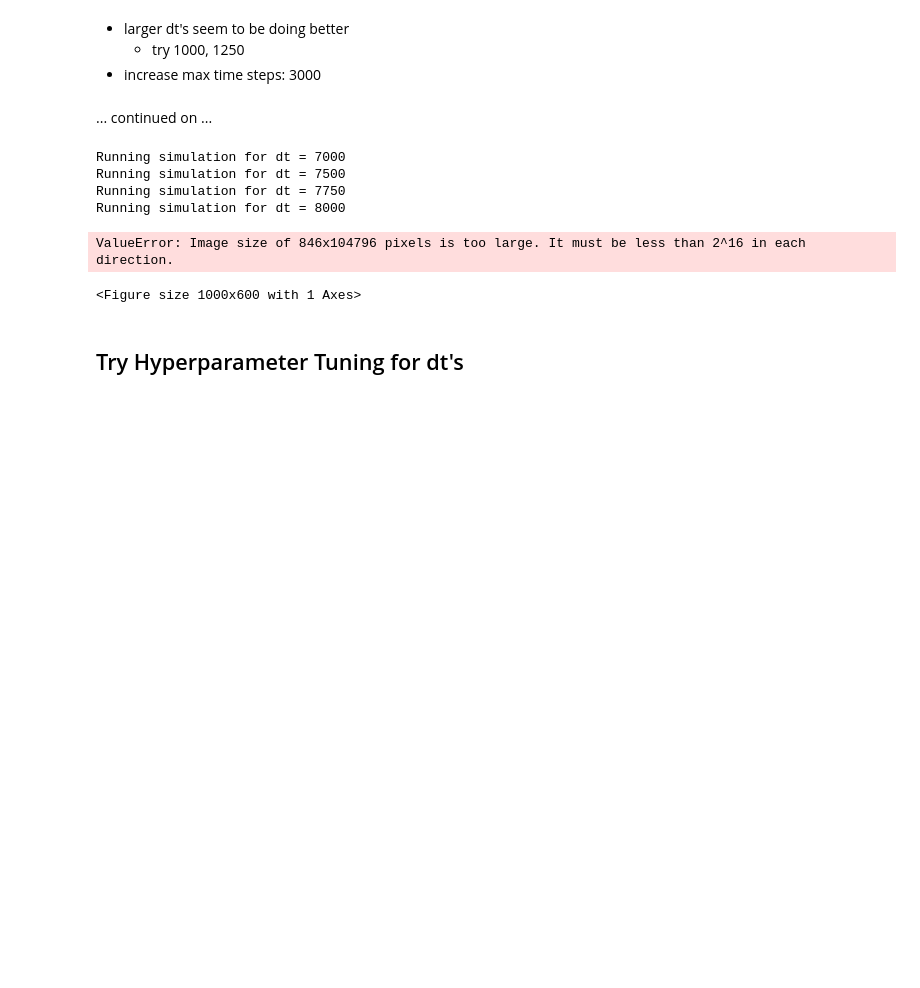
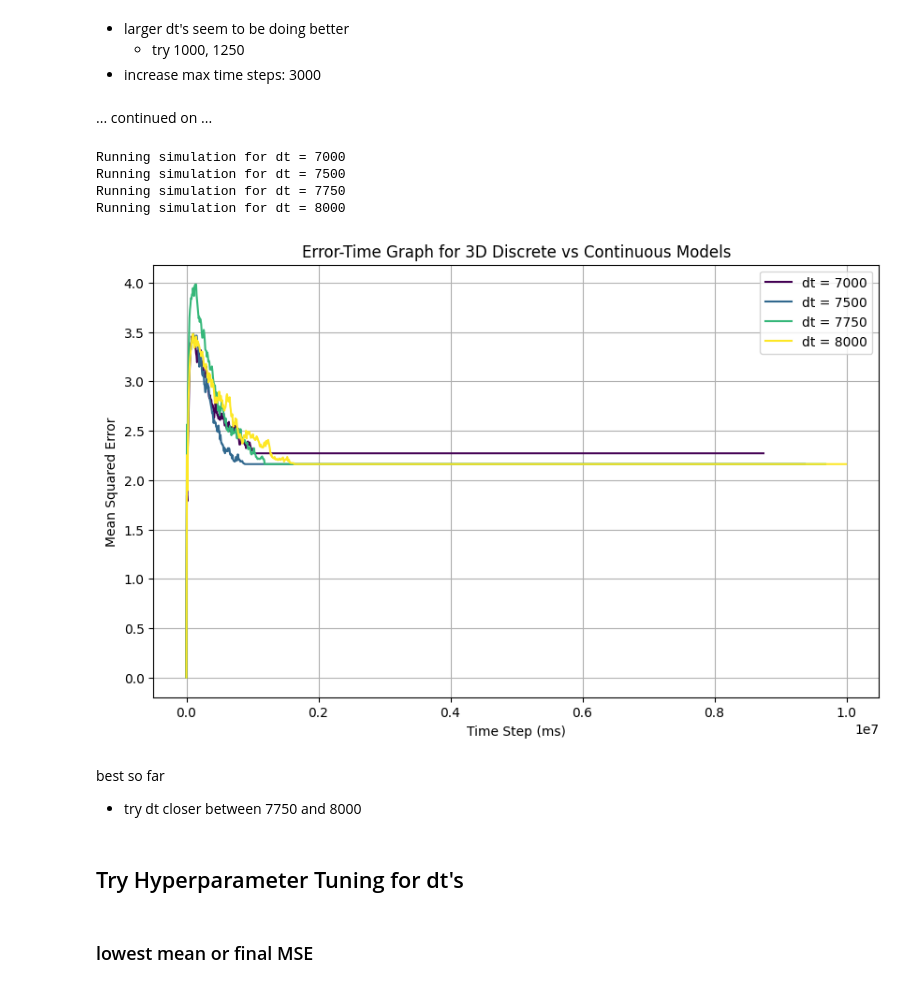
Before and after one commit to bchan42/abm_frost, a Jupyter notebook: combined_models/final3D.ipynb, the cells around one changed output. Cells and saved outputs as stored; diff of their text form; code cells hidden in the pictures; blank space fills up the shorter version.

```diff
--- a/combined_models/final3D.ipynb
+++ b/combined_models/final3D.ipynb
@@ -178,36 +189,46 @@ ValueError: Image size of 846x209518 pixels is too large. It must be less than 2
 # %% [markdown]
 ... continued on ...
 # %%
-# run simulations for multiple dt values
 dts = [7000, 7500, 7750, 8000]
 max_time_steps = 1250
 results = {}
 
+# run simulations for multiple dt values
 for dt in dts:
     print(f"Running simulation for dt = {dt}")
-    results[dt] = run_simulation(dt, max_time_steps=max_time_steps)
+    x_vals, errors = run_simulation(dt, max_time_steps=max_time_steps)
 
-# Plot error-time graph
+    # store results
+    results[dt] = {
+        'x_vals': x_vals,
+        'errors': errors
+    }
+
+# plot error-time graph
 plt.figure(figsize=(10, 6))
-viridis_colors = plt.cm.viridis(np.linspace(0, 1, len(dts)))  # viridis color map
-for i, (dt, errors) in enumerate(results.items()):
-    plt.plot(range(len(errors)), errors, label=f"dt = {dt}", color=viridis_colors[i])
+viridis_colors = plt.cm.viridis(np.linspace(0, 1, len(dts)))  # Use viridis color map
+for i, (dt, result) in enumerate(results.items()):
+    plt.plot(result['x_vals'], result['errors'], label=f"dt = {dt}", color=viridis_colors[i])
 
-plt.xlabel("Time Step")
+plt.xlabel("Time Step (ms)")
 plt.ylabel("Mean Squared Error")
 plt.title("Error-Time Graph for 3D Discrete vs Continuous Models")
 plt.legend()
 plt.grid(True)
 plt.show()
 # %% [output]
 Running simulation for dt = 7000
 Running simulation for dt = 7500
 Running simulation for dt = 7750
 Running simulation for dt = 8000
-ValueError: Image size of 846x104796 pixels is too large. It must be less than 2^16 in each direction.
-<Figure size 1000x600 with 1 Axes>
+[figure, added]
+# %% [markdown]
+best so far
+- try dt closer between 7750 and 8000
 # %% [markdown]
 ## Try Hyperparameter Tuning for dt's
+# %% [markdown]
+### lowest mean or final MSE
 # %%
 import numpy as np
 
```
Also changed, not shown: parts of 4 cells of this notebook, 1 other file.
